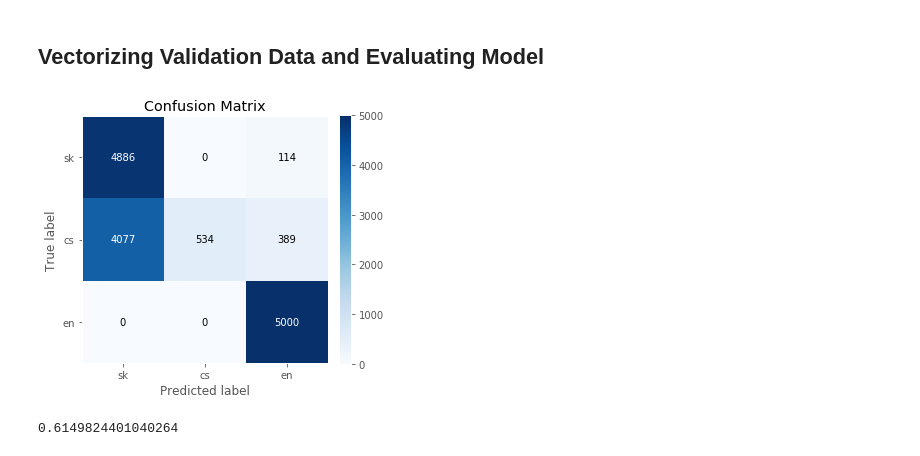
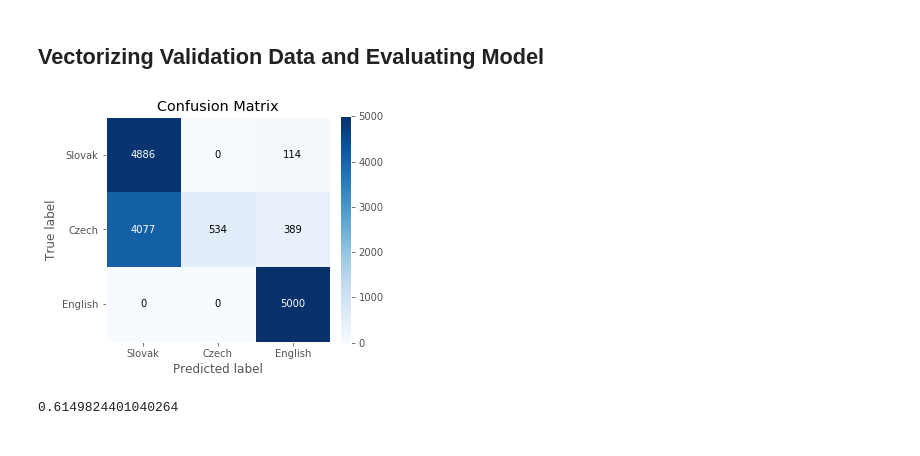
Before and after one commit to nishchaym/language-classifier, a Jupyter notebook: Language classifier.ipynb, the cells around one changed output. Drawn from its saved outputs; the diff is of its cells as text; code cells hidden in the pictures.

```diff
--- a/Language classifier.ipynb
+++ b/Language classifier.ipynb
@@ -5,7 +5,6 @@
 # %%
 import matplotlib
 import matplotlib.pyplot as plt
-plt.style.use('ggplot')
 import numpy as np
 import string
 from collections import defaultdict
@@ -26,9 +25,9 @@ def open_file(filename):
     return data
 # %%
 data_raw = dict()
-data_raw['sk'] = open_file('Data/Sentences/train_sentences.sk')
-data_raw['cs'] = open_file('Data/Sentences/train_sentences.cs')
-data_raw['en'] = open_file('Data/Sentences/train_sentences.en')
+data_raw['Slovak'] = open_file('Data/Sentences/train_sentences.sk')
+data_raw['Czech'] = open_file('Data/Sentences/train_sentences.cs')
+data_raw['English'] = open_file('Data/Sentences/train_sentences.en')
 # %%
 #Function to show data stats
 def show_statistics(data):
@@ -139,9 +135,10 @@ MultinomialNB()
 ## Vectorizing Validation Data and Evaluating Model
 # %%
 data_val = dict()
-data_val['sk'] = open_file('Data/Sentences/val_sentences.sk')
-data_val['cs'] = open_file('Data/Sentences/val_sentences.cs')
-data_val['en'] = open_file('Data/Sentences/val_sentences.en')
+
+data_val['Slovak'] = open_file('Data/Sentences/val_sentences.sk')
+data_val['Czech'] = open_file('Data/Sentences/val_sentences.cs')
+data_val['English'] = open_file('Data/Sentences/val_sentences.en')
 
 data_val_preprocessed = {k: [preprocess(sentence) for sentence in v ] for k, v in data_val.items()}
 # %%
@@ -155,9 +153,9 @@ x_val= vectorizer.transform(sentences_val)
 # %%
 predictions = naive_classifier.predict(x_val)
 # %%
-plot_confusion_matrix(y_val, predictions, ['sk', 'cs', 'en'])
+plot_confusion_matrix(y_val, predictions, ['Slovak', 'Czech', 'English'])
 # %% [output]
-[figure, old version]
+[figure, new version]
 # %%
 f1_score(y_val,predictions,average='weighted')
 # %% [output]
```
Also changed, not shown: parts of 18 cells of this notebook, 2 other files.
